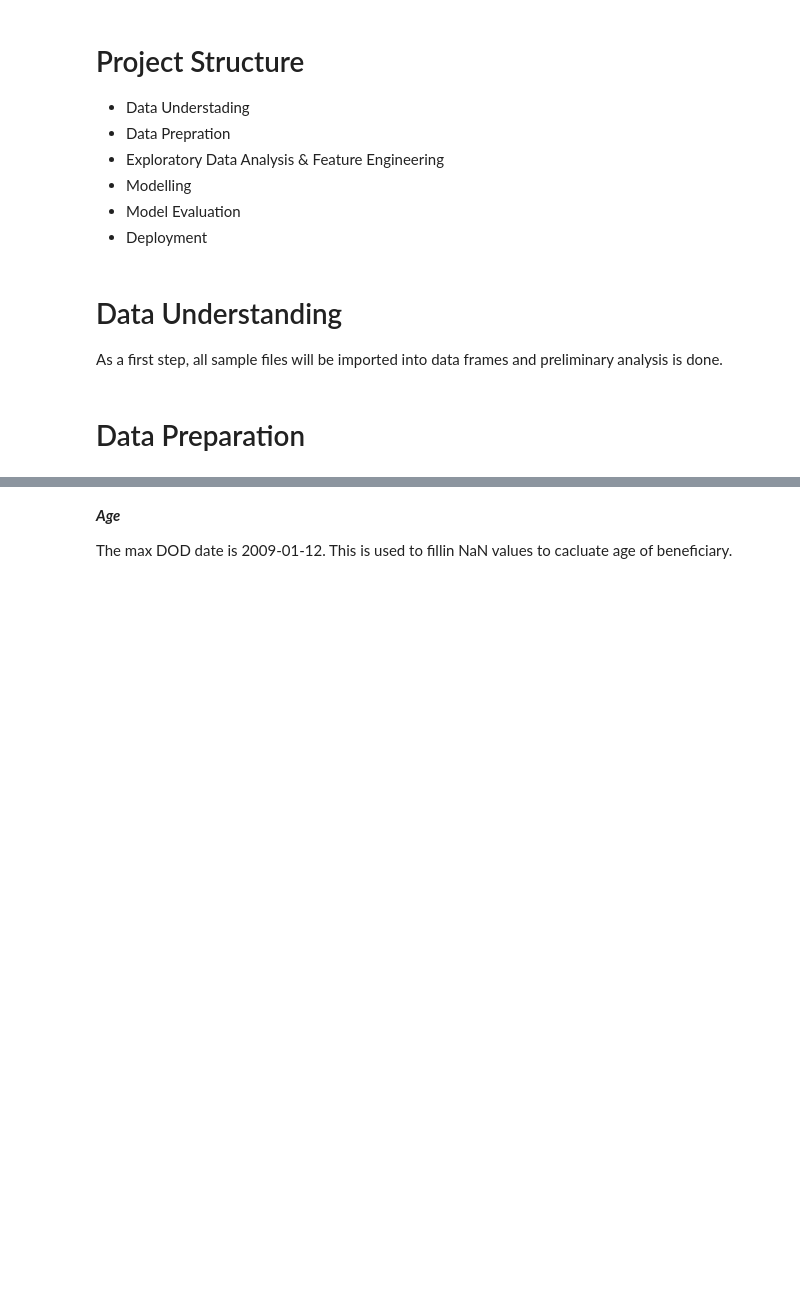
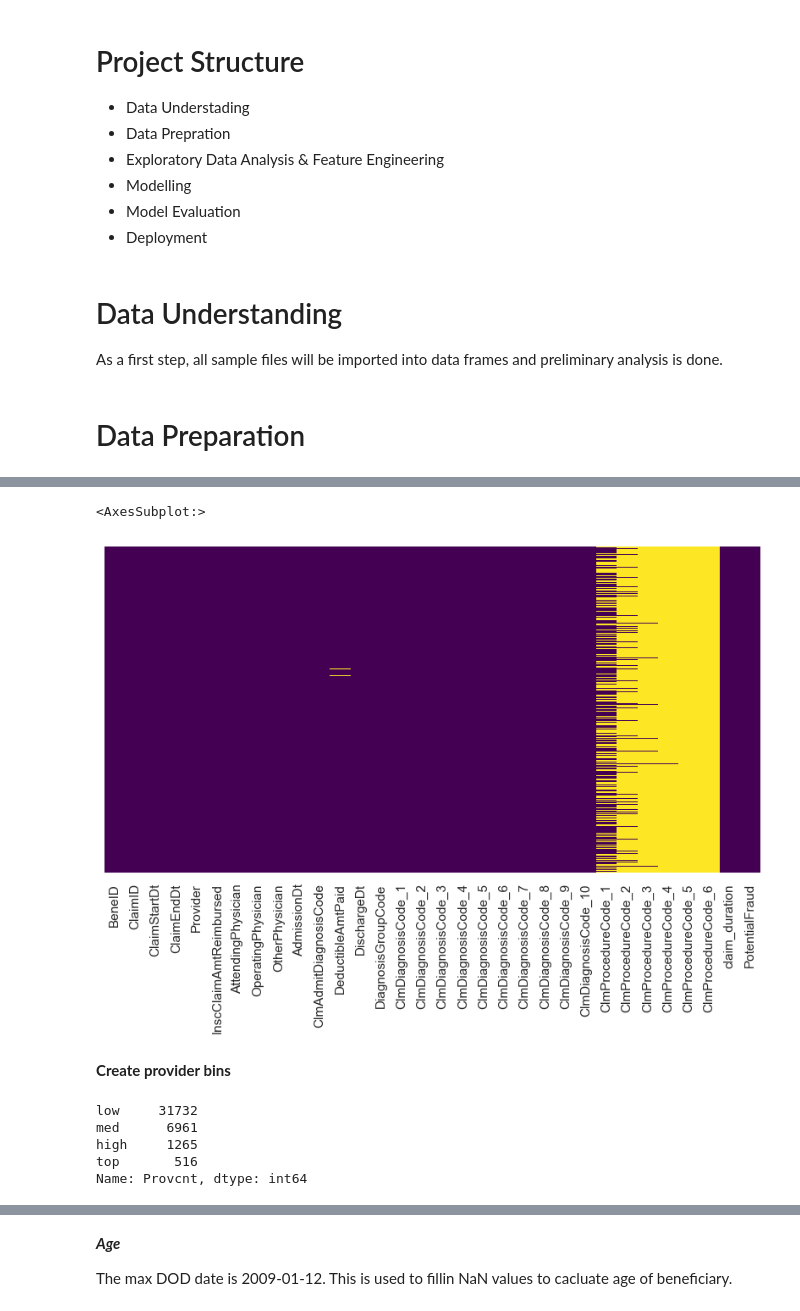
Before and after one commit to evkumar71/DataScience, a Jupyter notebook: Healtcare_fraud_detection.ipynb, the cells around one changed output, grey strips where cells are left out. Drawn from its saved outputs; the diff is of its cells as text; code cells hidden in the pictures; blank space fills up the shorter version.

```diff
--- a/Healtcare_fraud_detection.ipynb
+++ b/Healtcare_fraud_detection.ipynb
@@ -45,3 +66,7 @@ df_in['ClaimEndDt'] = pd.to_datetime(df_in['ClaimEndDt'], infer_datetime_format=
+# %%
+df_in['AttendingPhysician'] = df_in['AttendingPhysician'].fillna("None")
+df_in['OperatingPhysician'] = df_in['OperatingPhysician'].fillna("None")
+df_in['OtherPhysician'] = df_in['OtherPhysician'].fillna("None")
 # %%
 # df_in['AttendingPhysician'] = df_in['AttendingPhysician'].astype(pd.StringDtype())
 
@@ -49,10 +74,6 @@ df_in['ClaimEndDt'] = pd.to_datetime(df_in['ClaimEndDt'], infer_datetime_format=
 for col in df_in.columns:
     if df_in[col].dtype == 'object':
         df_in[col] = df_in[col].astype('str')
-# %%
-df_in = df_in.merge(df_lab, how='left', left_on='Provider', right_on='Provider', suffixes=('_left', '_right'))
-# %%
-df_in['isFraud'] = df_in['PotentialFraud'].map({'Yes': 1, 'No': 0})
 # %%
 df_in_corr = df_in.loc[:, ['InscClaimAmtReimbursed',
                               'ClmProcedureCode_1','ClmProcedureCode_2','ClmProcedureCode_3',
@@ -66,0 +87,9 @@ sns.heatmap(df_in_corr, annot=True)
+# %%
+df_in = df_in.merge(df_lab, how='left', left_on='Provider', right_on='Provider')
+# %%
+sns.heatmap(df_in.isnull(),yticklabels=False,cbar=False,cmap='viridis')
+# %% [output]
+<AxesSubplot:>
+[figure, added]
+# %% [markdown]
+**Create provider bins**
@@ -66,0 +103,8 @@ sns.heatmap(df_in_corr, annot=True)
+# %%
+bins.value_counts()
+# %% [output]
+low     31732
+med      6961
+high     1265
+top       516
+Name: Provcnt, dtype: int64
```
Also changed, not shown: parts of 44 cells of this notebook.
